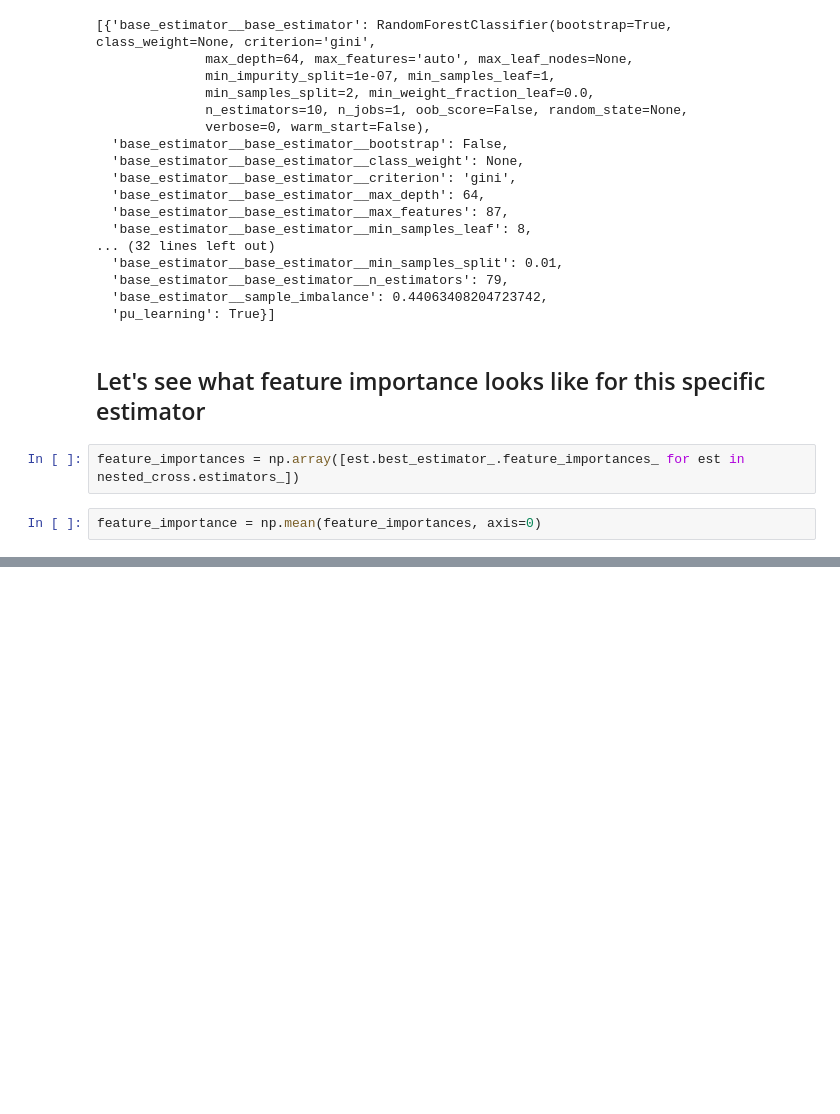
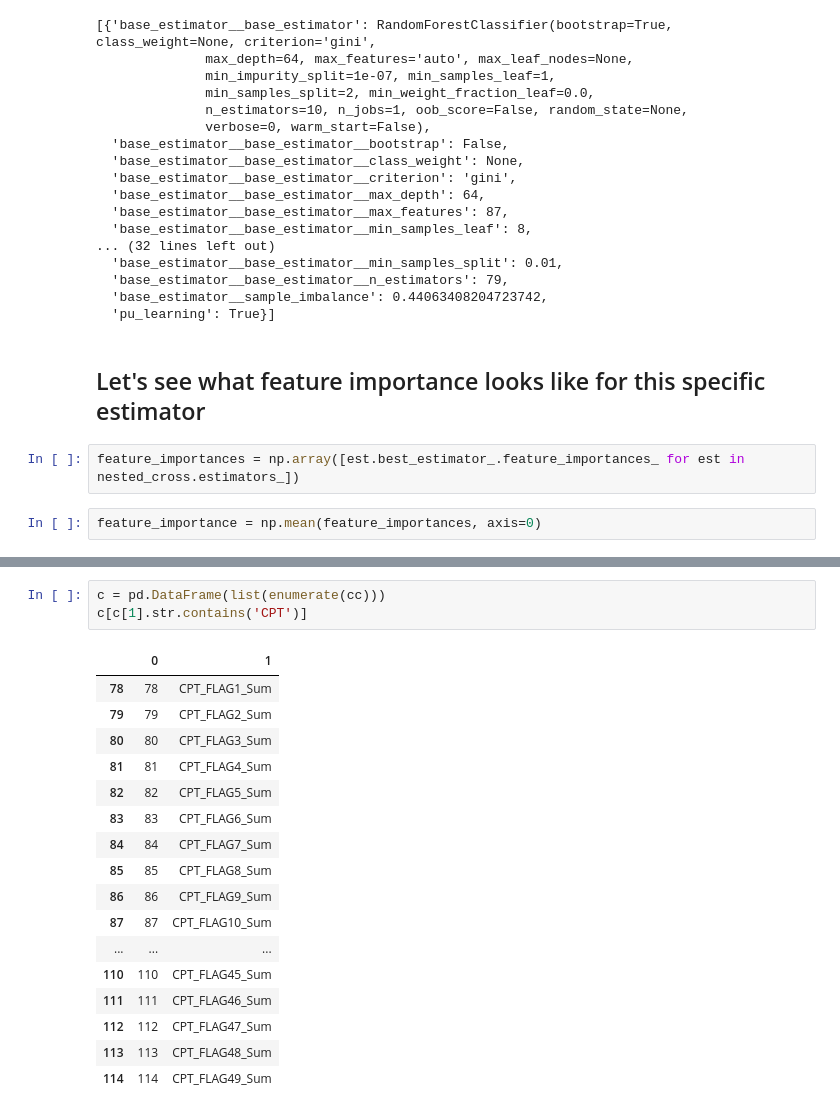
Before and after one commit to milliman/EPI_Machine_Learning, a Jupyter notebook: Large Search Nested Cross Repeated Random Sub-Sampling.ipynb, the cells around one changed output, grey strips where cells are left out. Cells and saved outputs as stored; diff of their text form; blank space fills up the shorter version.

```diff
--- a/Large Search Nested Cross Repeated Random Sub-Sampling.ipynb
+++ b/Large Search Nested Cross Repeated Random Sub-Sampling.ipynb
@@ -241 +260,22 @@ feature_importance = np.mean(feature_importances, axis=0)
+# %%
+c = pd.DataFrame(list(enumerate(cc)))
+c[c[1].str.contains('CPT')]
+# %% [output]
+|  | 0 | 1 |
+| 78 | 78 | CPT_FLAG1_Sum |
+| 79 | 79 | CPT_FLAG2_Sum |
+| 80 | 80 | CPT_FLAG3_Sum |
+| 81 | 81 | CPT_FLAG4_Sum |
+| 82 | 82 | CPT_FLAG5_Sum |
+| 83 | 83 | CPT_FLAG6_Sum |
+| 84 | 84 | CPT_FLAG7_Sum |
+| 85 | 85 | CPT_FLAG8_Sum |
+| 86 | 86 | CPT_FLAG9_Sum |
+| 87 | 87 | CPT_FLAG10_Sum |
+| ... | ... | ... |
+| 110 | 110 | CPT_FLAG45_Sum |
+| 111 | 111 | CPT_FLAG46_Sum |
+| 112 | 112 | CPT_FLAG47_Sum |
+| 113 | 113 | CPT_FLAG48_Sum |
+| 114 | 114 | CPT_FLAG49_Sum |
 # %%
```
Also changed, not shown: parts of 4 cells of this notebook, 3 other files.
